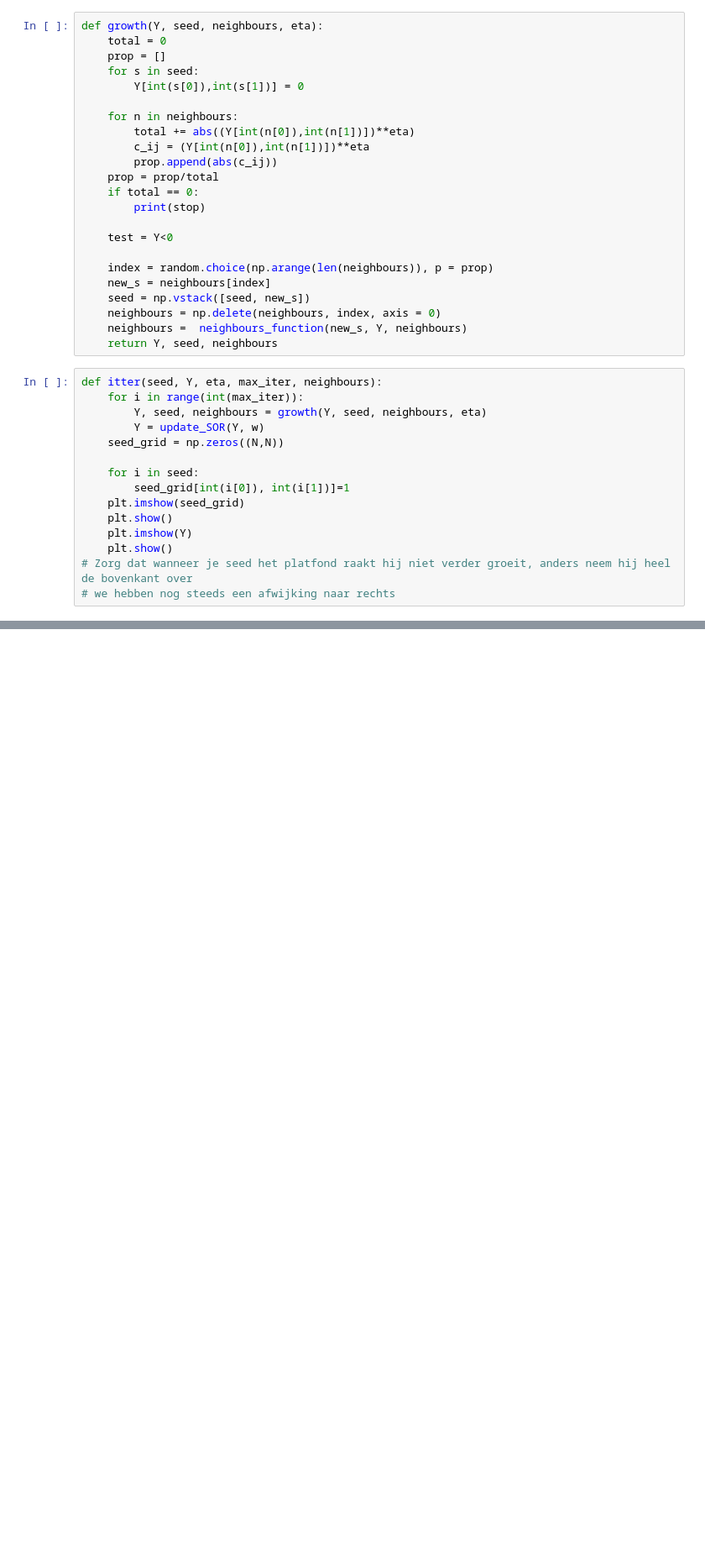
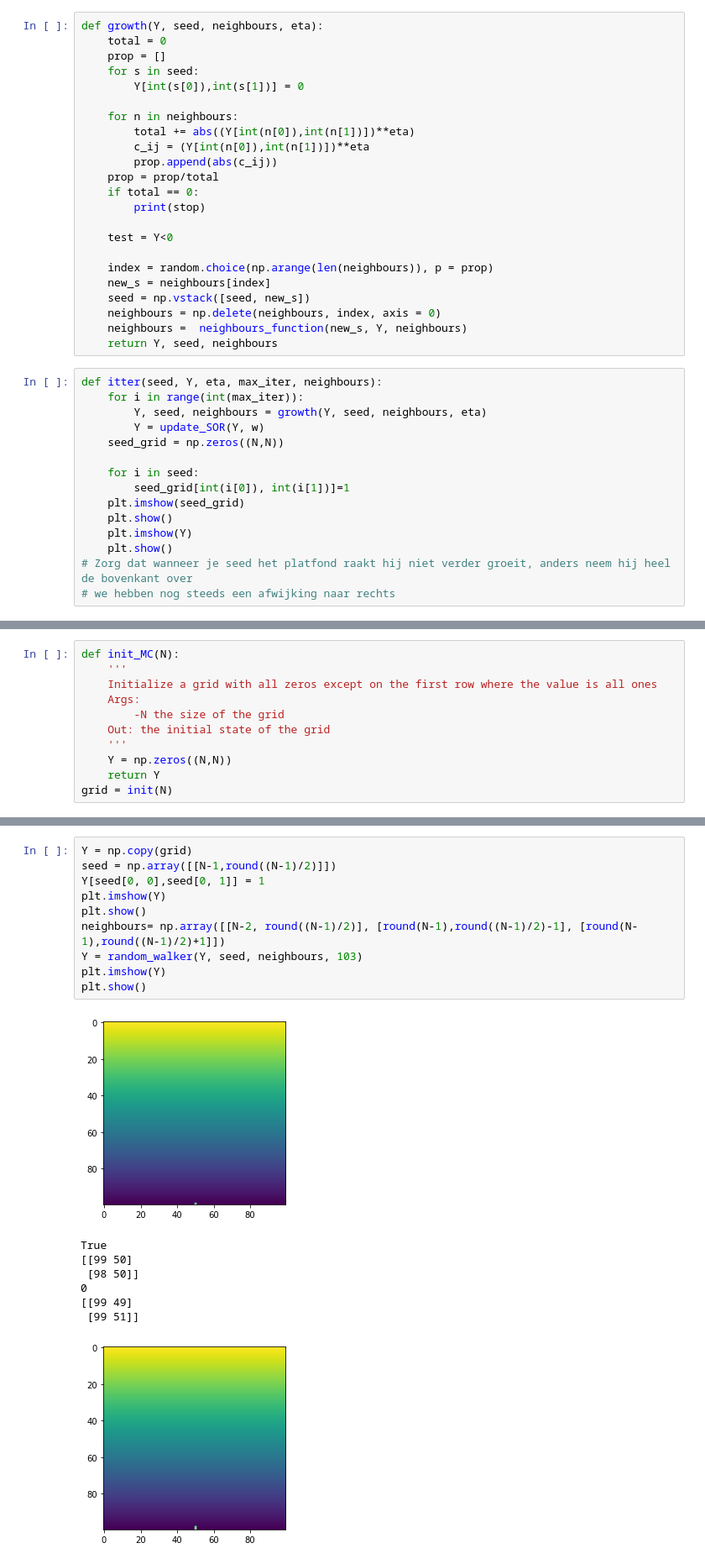
Before and after one commit to karellempes/ScieComp, a Jupyter notebook: Assignment 2/assignment 2.ipynb, the cells around one changed output, grey strips where cells are left out. Shown at 84% size. Cells and saved outputs as stored; diff of their text form; blank space fills up the shorter version.

Commit message:
MC without neighbour updating

```diff
--- a/Assignment 2/assignment 2.ipynb
+++ b/Assignment 2/assignment 2.ipynb
@@ -216,0 +219,11 @@ itter(seed, Y, 2, max_iter, neighbours)
+# %%
+def init_MC(N):
+    '''
+    Initialize a grid with all zeros except on the first row where the value is all ones
+    Args:
+        -N the size of the grid
+    Out: the initial state of the grid
+    '''
+    Y = np.zeros((N,N))
+    return Y
+grid = init(N)
@@ -216,0 +318,19 @@ itter(seed, Y, 2, max_iter, neighbours)
+# %%
+Y = np.copy(grid)
+seed = np.array([[N-1,round((N-1)/2)]])
+Y[seed[0, 0],seed[0, 1]] = 1
+plt.imshow(Y)
+plt.show()
+neighbours= np.array([[N-2, round((N-1)/2)], [round(N-1),round((N-1)/2)-1], [round(N-1),round((N-1)/2)+1]])
+Y = random_walker(Y, seed, neighbours, 103)
+plt.imshow(Y)
+plt.show()
+# %% [output]
+[figure, added]
+True
+[[99 50]
+ [98 50]]
+0
+[[99 49]
+ [99 51]]
+[figure, added]
```
Also changed, not shown: parts of 4 cells of this notebook.
